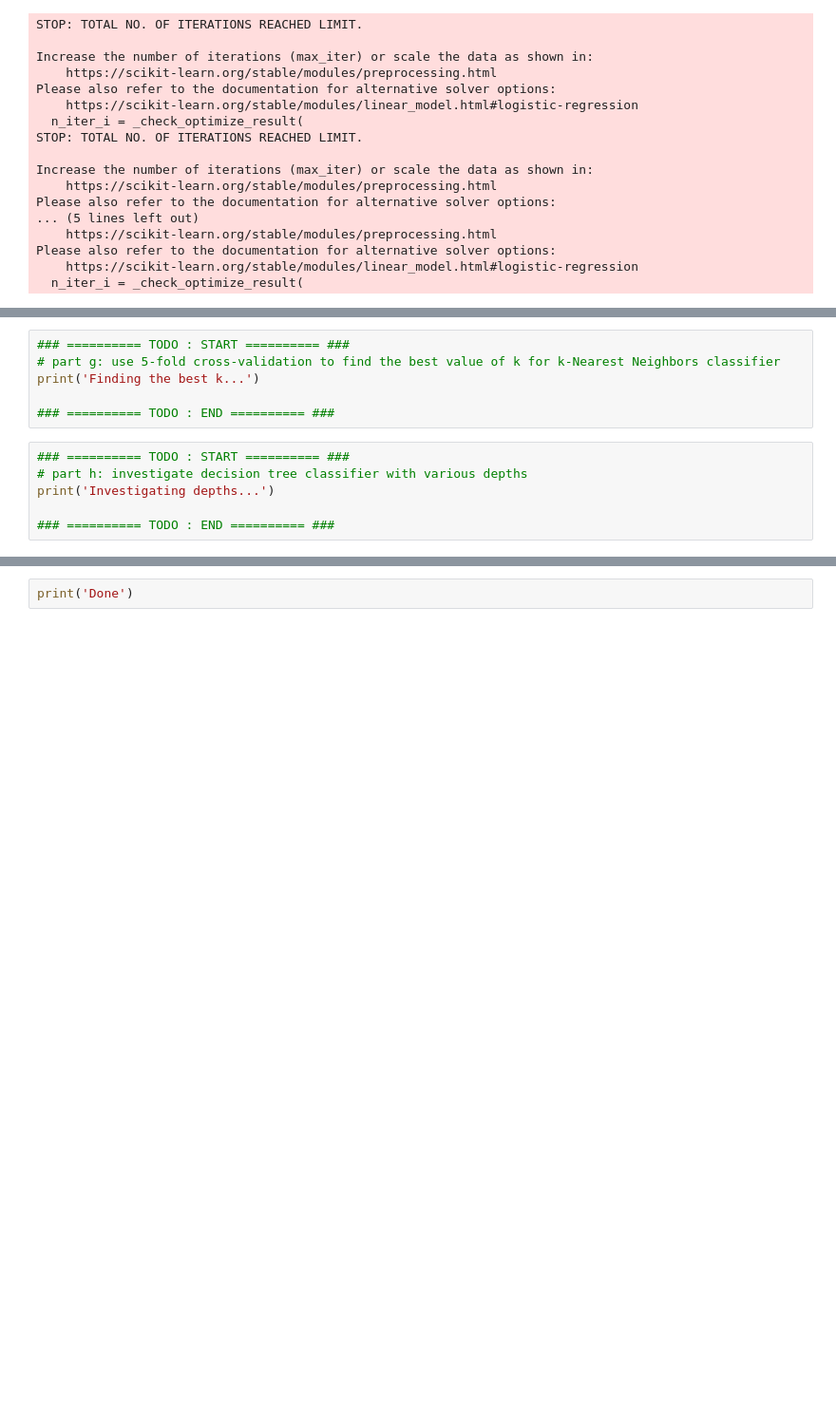
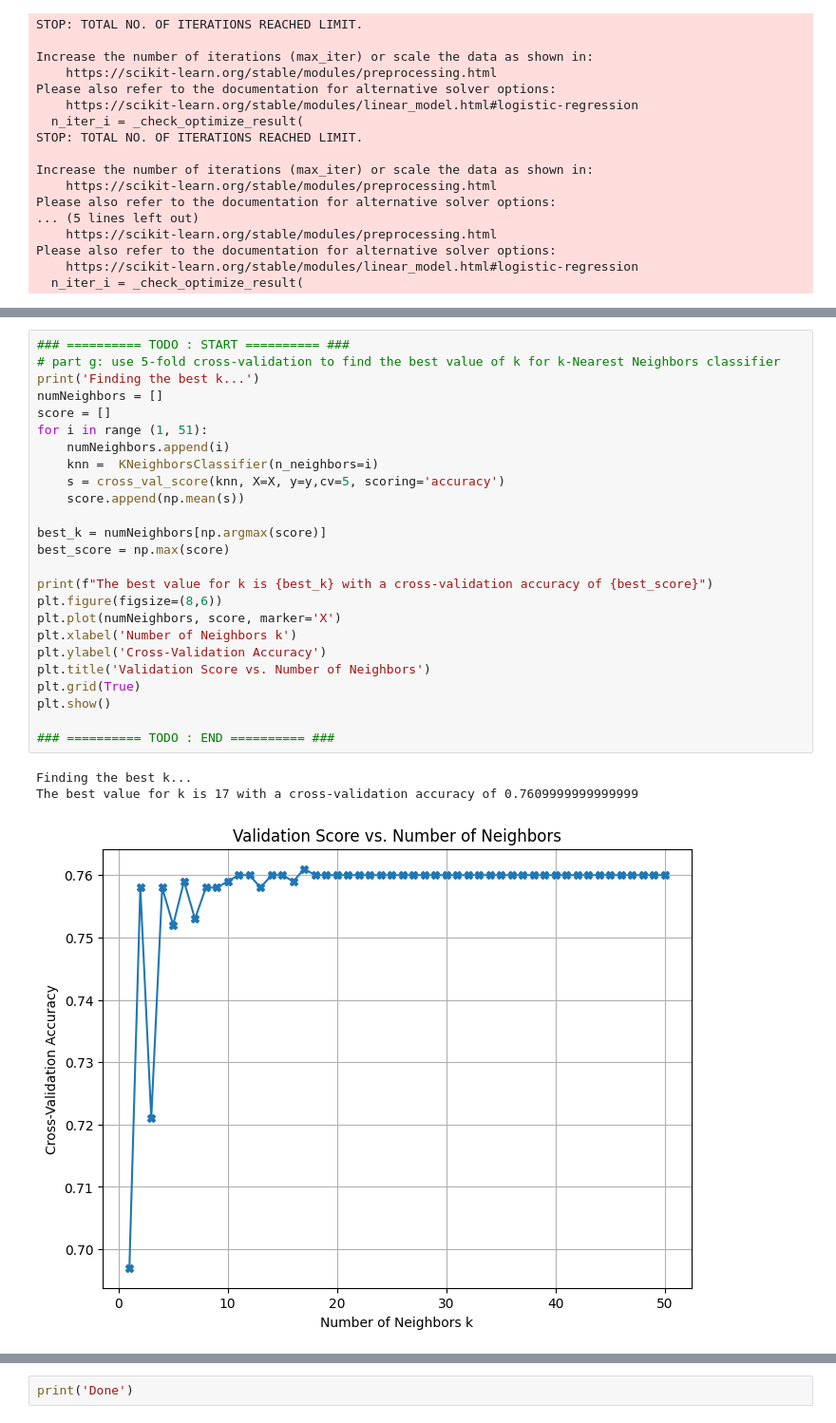
Before and after one commit to DivikChotani/machine-learning, a Jupyter notebook: HW2-code/Sp25-ECE146-HW2.ipynb, the cells around one changed output, grey strips where cells are left out. Shown: that part at 95% size. Drawn from its saved outputs; the diff is of its cells as text; blank space fills up the shorter version.

```diff
--- a/HW2-code/Sp25-ECE146-HW2.ipynb
+++ b/HW2-code/Sp25-ECE146-HW2.ipynb
@@ -429,12 +462,29 @@ UnboundLocalError: cannot access local variable 'f1_score' where it is not assoc
-# %%
-### ========== TODO : START ========== ###
-# part g: use 5-fold cross-validation to find the best value of k for k-Nearest Neighbors classifier
-print('Finding the best k...')
-
-### ========== TODO : END ========== ###
-# %%
-### ========== TODO : START ========== ###
-# part h: investigate decision tree classifier with various depths
-print('Investigating depths...')
-
-### ========== TODO : END ========== ###
+# %%
+### ========== TODO : START ========== ###
+# part g: use 5-fold cross-validation to find the best value of k for k-Nearest Neighbors classifier
+print('Finding the best k...')
+numNeighbors = []
+score = []
+for i in range (1, 51):
+    numNeighbors.append(i)
+    knn =  KNeighborsClassifier(n_neighbors=i)
+    s = cross_val_score(knn, X=X, y=y,cv=5, scoring='accuracy')
+    score.append(np.mean(s))
+
+best_k = numNeighbors[np.argmax(score)]
+best_score = np.max(score)
+
+print(f"The best value for k is {best_k} with a cross-validation accuracy of {best_score}")
+plt.figure(figsize=(8,6))
+plt.plot(numNeighbors, score, marker='X')
+plt.xlabel('Number of Neighbors k')
+plt.ylabel('Cross-Validation Accuracy')
+plt.title('Validation Score vs. Number of Neighbors')
+plt.grid(True)
+plt.show()
+
+### ========== TODO : END ========== ###
+# %% [output]
+Finding the best k...
+The best value for k is 17 with a cross-validation accuracy of 0.7609999999999999
+[figure, added]
```
Also changed, not shown: parts of 2 cells of this notebook.
